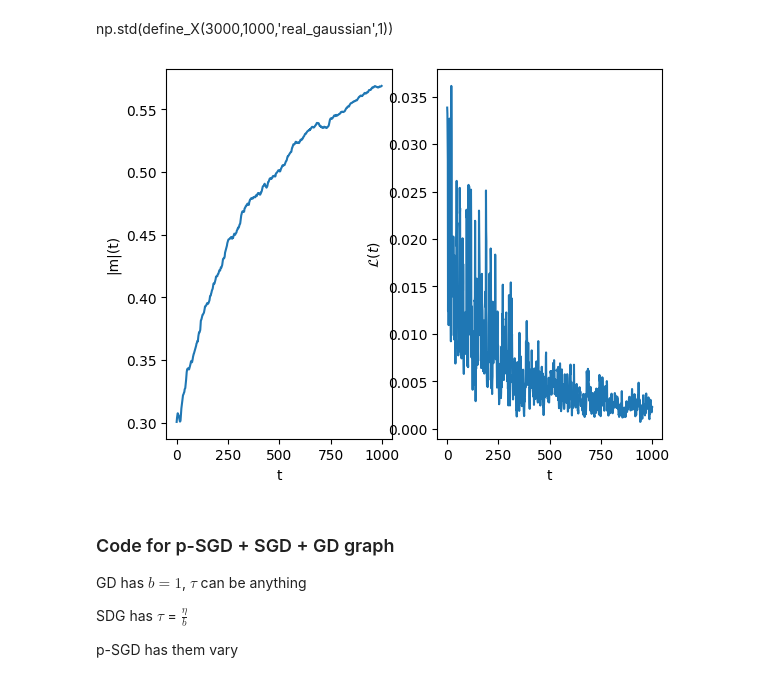
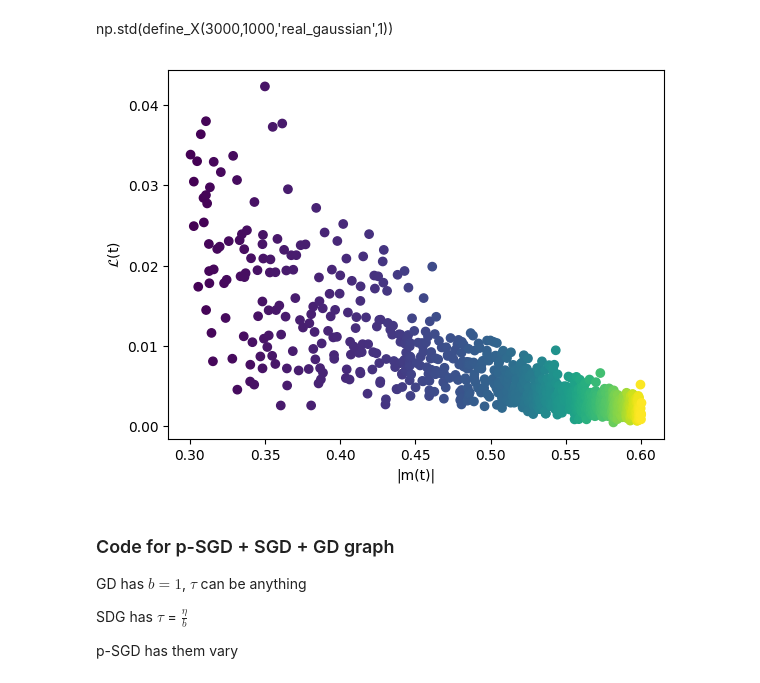
Before and after one commit to leofluck/complex_phase_retrieval, a Jupyter notebook: complex_p_r_implementation.ipynb, the cells around one changed output. Cells and saved outputs as stored; diff of their text form; code cells hidden in the pictures.

```diff
--- a/complex_p_r_implementation.ipynb
+++ b/complex_p_r_implementation.ipynb
@@ -361,22 +361,28 @@ def plot_magLoss_iter(m_norm_all, loss_all, iter_max):
+# %%
+def plot_mag_loss(m_norm_all, loss_all):
+    plt.scatter(m_norm_all,loss_all,c=np.linspace(0,255,len(m_norm_all)))
+    plt.xlabel('|m(t)|')
+    plt.ylabel('$\mathcal{L}$(t)')
+    plt.show()
 # %%
 #main
 
 N = 300
 d = 100
 eta = 0.5 # eta must be smaller than tau
-tau = 15 # b must be bigger than eta/(tau+eta)
+tau = 5 # b must be bigger than eta/(tau+eta)
 b = 0.1
 m_0 = 0.2
 iter_max = 1e3
 isComplex = True
 np_rd_seed = 0 # for the results to be reproductible
 
 
 m_norm_all, loss_all = loop(N, d, eta, tau, b, m_0, iter_max, isComplex, np_rd_seed)
 
-plot_magLoss_iter(m_norm_all, loss_all, iter_max)
+plot_mag_loss(m_norm_all, loss_all)
 # %% [output]
-[figure, old version]
+[figure, new version]
 # %% [markdown]
 ### Code for p-SGD + SGD + GD graph
 GD has $b=1$, $\tau$ can be anything
```
Also changed, not shown: parts of 4 cells of this notebook, 2 other files.
